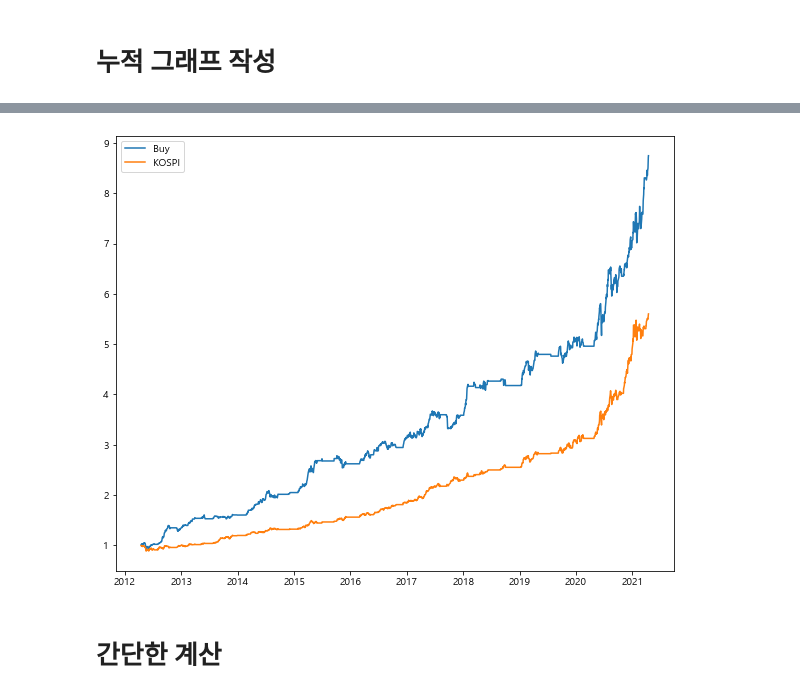
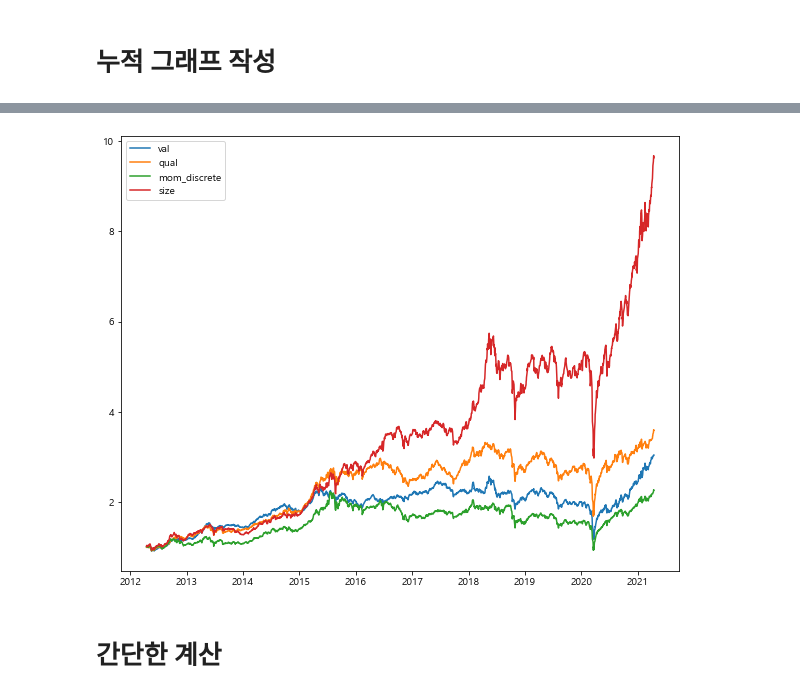
Before and after one commit to malkovich0/Finance, a Jupyter notebook: step3 Algorithm.ipynb, the cells around one changed output, grey strips where cells are left out. Drawn from its saved outputs; the diff is of its cells as text; code cells hidden in the pictures.

```diff
--- a/step3 Algorithm.ipynb
+++ b/step3 Algorithm.ipynb
@@ -637,10 +660,0 @@ df_yield.index = [date_to_date(date) for date in df_yield.index ]
-# %%
-# to_show = ['High Cap Low Momen','High Cap High Momen','Low Cap Low Momen','Low Cap High Momen']
-to_show = df_yield.columns
-fig, ax = plt.subplots(1,1,figsize=(10,8))
-for i in range(len(to_show)):
-    ax.plot(df_yield.cumprod()[to_show[i]])
-ax.xaxis.set_major_locator(md.YearLocator(1,month=1,day=1))
-ax.xaxis.set_major_formatter(md.DateFormatter('%Y'))
-plt.legend(to_show)
-plt.show()
@@ -649,14 +661,19 @@ plt.show()
-# %%
-to_show = df_yield.columns
-fig, ax = plt.subplots(1,1,figsize=(10,8))
-for i in range(len(to_show)):
-    ax.plot(df_yield.cumprod()[to_show[i]])
-ax.xaxis.set_major_locator(md.YearLocator(1,month=1,day=1))
-ax.xaxis.set_major_formatter(md.DateFormatter('%Y'))
-plt.legend(to_show)
-plt.show()
-# %% [output]
-[figure, removed]
+# %%
+def DrawingSimpleGraph (data : pd.DataFrame):
+    if not isinstance(data.index[0],datetime):
+        data.index = [date_to_date(date) for date in data.index]
+    to_show = data.columns
+    fig, ax = plt.subplots(1,1,figsize=(10,8))
+    for i in range(len(to_show)):
+        ax.plot(data.cumprod()[to_show[i]])
+    ax.xaxis.set_major_locator(md.YearLocator(1,month=1,day=1))
+    ax.xaxis.set_major_formatter(md.DateFormatter('%Y'))
+    plt.legend(to_show)
+    plt.show()
+# %%
+DrawingSimpleGraph(pd.DataFrame(case_corr))
+# %% [output]
+[figure, added]
 # %% [markdown]
 # 간단한 계산
 # %%
```
Also changed, not shown: parts of 37 cells of this notebook.
